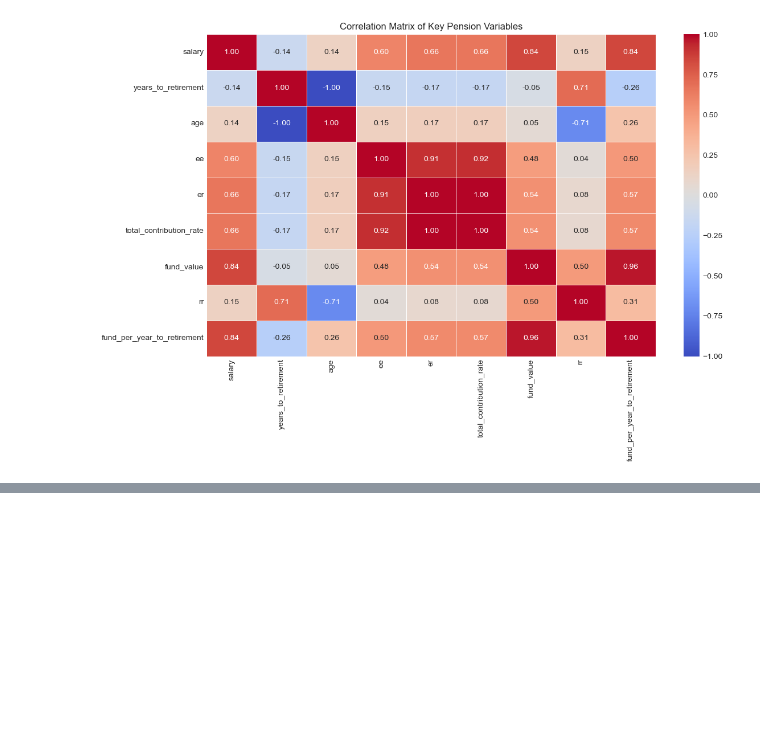
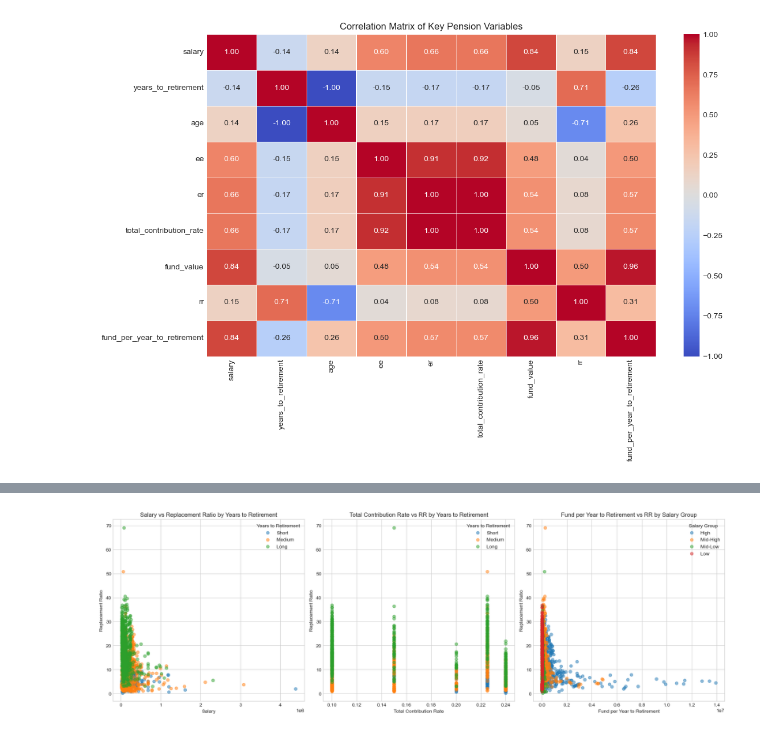
Before and after one commit to Vain-Guy/Labour-Force, a Jupyter notebook: Notebooks/eda.ipynb, the cells around one changed output, grey strips where cells are left out. Cells and saved outputs as stored; diff of their text form; code cells hidden in the pictures; blank space fills up the shorter version.

```diff
--- a/Notebooks/eda.ipynb
+++ b/Notebooks/eda.ipynb
@@ -421,8 +421,8 @@ fv_contributions = data["contributions"] * (((1 + r) ** data["years_to_retiremen
 # Total accumulated fund at retirement
 future_fund_value = fv_current + fv_contributions
 
-# Annual retirement income using 4% withdrawal
-annual_retirement_income = 0.04 * future_fund_value
+# Annual retirement income using 12% withdrawal
+annual_retirement_income = 0.12 * future_fund_value
 
 # Replacement ratio
 data["rr"] = annual_retirement_income / data["salary"]
@@ -658,0 +649,65 @@ Moderate positive relationships exist between salary and contribution variables
+# %%
+# Create salary and years-to-retirement bins
+data["salary_quantile"] = pd.qcut(
+    data["salary"], q=4,
+    labels=["Low", "Mid-Low", "Mid-High", "High"]
+)
+
+data["ytr_band"] = pd.cut(
+    data["years_to_retirement"],
+    bins=[0, 10, 20, 35],
+    labels=["Short", "Medium", "Long"]
+)
+
+# Plot
+fig, axes = plt.subplots(1, 3, figsize=(18, 6))
+
+# 1. Salary × Years to Retirement → RR
+for band in data["ytr_band"].dropna().unique():
+    subset = data[data["ytr_band"] == band]
+    axes[0].scatter(
+        subset["salary"],
+        subset["rr"],
+        alpha=0.5,
+        label=band
+    )
+
+axes[0].set_title("Salary vs Replacement Ratio by Years to Retirement")
+axes[0].set_xlabel("Salary")
+axes[0].set_ylabel("Replacement Ratio")
+axes[0].legend(title="Years to Retirement")
+
+# 2. Total Contribution Rate × Years to Retirement against RR
+for band in data["ytr_band"].dropna().unique():
+    subset = data[data["ytr_band"] == band]
+    axes[1].scatter(
+        subset["total_contribution_rate"],
+        subset["rr"],
+        alpha=0.5,
+        label=band
+    )
+
+axes[1].set_title("Total Contribution Rate vs RR by Years to Retirement")
+axes[1].set_xlabel("Total Contribution Rate")
+axes[1].set_ylabel("Replacement Ratio")
+axes[1].legend(title="Years to Retirement")
+
+# 3. Fund per Year to Retirement × Salary → RR
+for q in data["salary_quantile"].dropna().unique():
+    subset = data[data["salary_quantile"] == q]
+    axes[2].scatter(
+        subset["fund_per_year_to_retirement"],
+        subset["rr"],
+        alpha=0.5,
+        label=q
+    )
+
+axes[2].set_title("Fund per Year to Retirement vs RR by Salary Group")
+axes[2].set_xlabel("Fund per Year to Retirement")
+axes[2].set_ylabel("Replacement Ratio")
+axes[2].legend(title="Salary Group")
+
+plt.tight_layout()
+plt.show()
+# %% [output]
+[figure, added]
```
Also changed, not shown: parts of 11 cells of this notebook.
